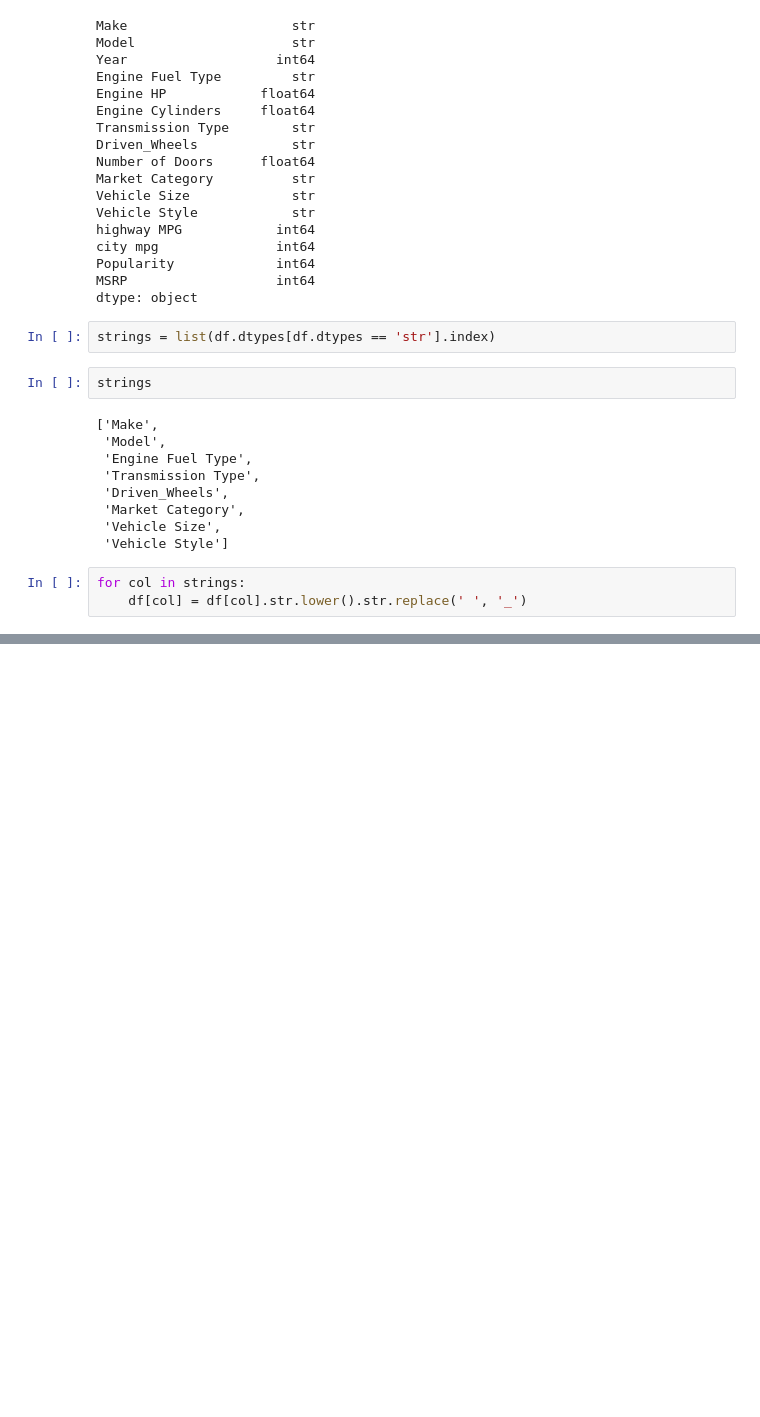
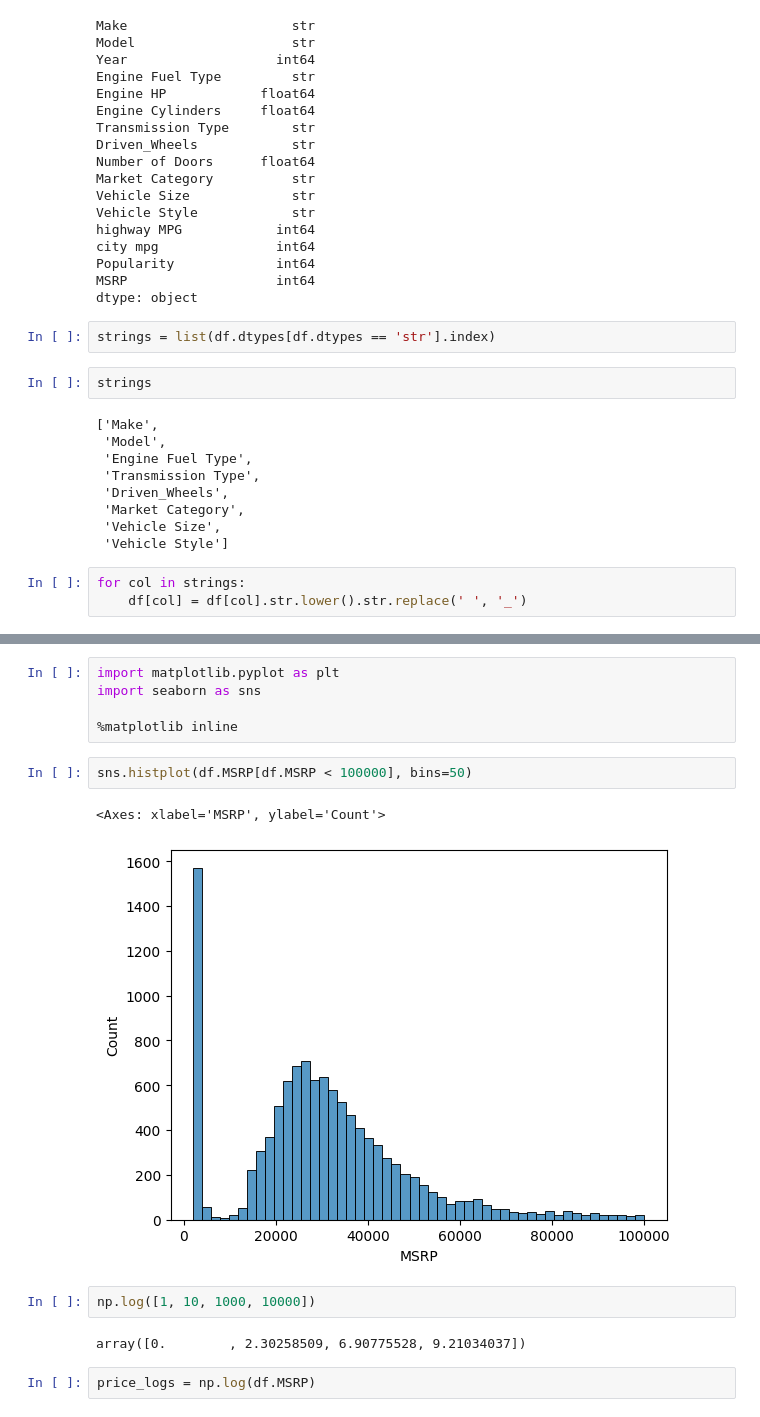
Before and after one commit to Gus-IA/machine-learning-zoomcamp01, a Jupyter notebook: ML02.ipynb, the cells around one changed output, grey strips where cells are left out. Drawn from its saved outputs; the diff is of its cells as text; blank space fills up the shorter version.

```diff
--- a/ML02.ipynb
+++ b/ML02.ipynb
@@ -105,0 +132,16 @@ df.head()
+# %%
+import matplotlib.pyplot as plt
+import seaborn as sns
+
+%matplotlib inline
+# %%
+sns.histplot(df.MSRP[df.MSRP < 100000], bins=50)
+# %% [output]
+<Axes: xlabel='MSRP', ylabel='Count'>
+[figure, added]
+# %%
+np.log([1, 10, 1000, 10000])
+# %% [output]
+array([0.        , 2.30258509, 6.90775528, 9.21034037])
+# %%
+price_logs = np.log(df.MSRP)
```
Also changed, not shown: parts of 5 cells of this notebook.
